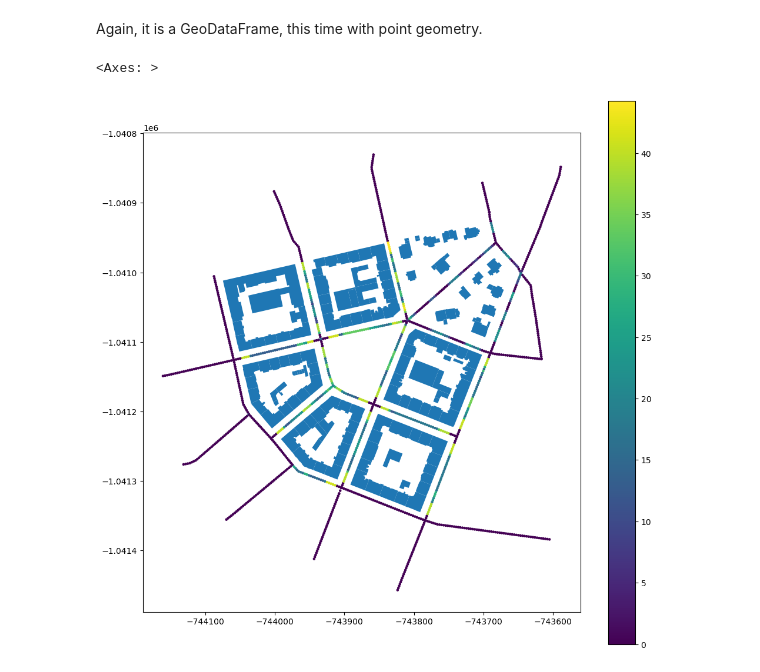
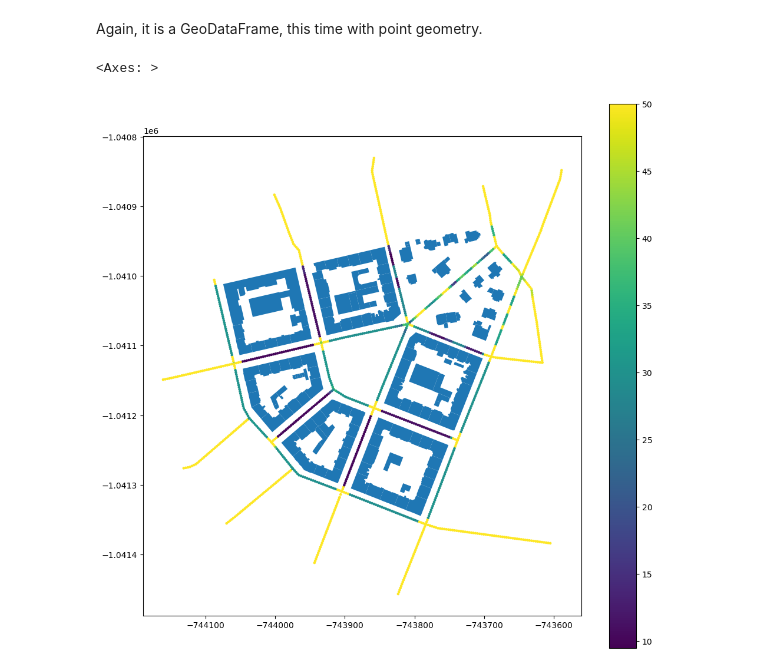
Before and after one commit to uscuni/streetscape, a Jupyter notebook: example.ipynb, the cells around one changed output. Drawn from its saved outputs; the diff is of its cells as text; code cells hidden in the pictures.

Commit message:
average left and right over points

```diff
--- a/example.ipynb
+++ b/example.ipynb
@@ -79,8 +85,8 @@ point_df.head()
 # %% [markdown]
 Again, it is a GeoDataFrame, this time with point geometry.
 # %%
-ax = point_df.plot("right_BUILT_COVERAGE", figsize=(12, 12), legend=True, markersize=5)
+ax = point_df.plot("OS", figsize=(12, 12), legend=True, markersize=5)
 buildings.plot(ax=ax)
 # %% [output]
 <Axes: >
-[figure, old version]
+[figure, new version]
```
Also changed, not shown: parts of 1 cell of this notebook, 1 other file.
